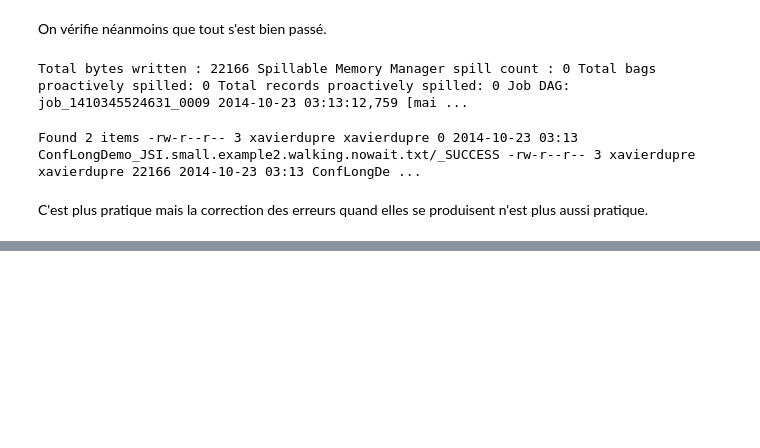
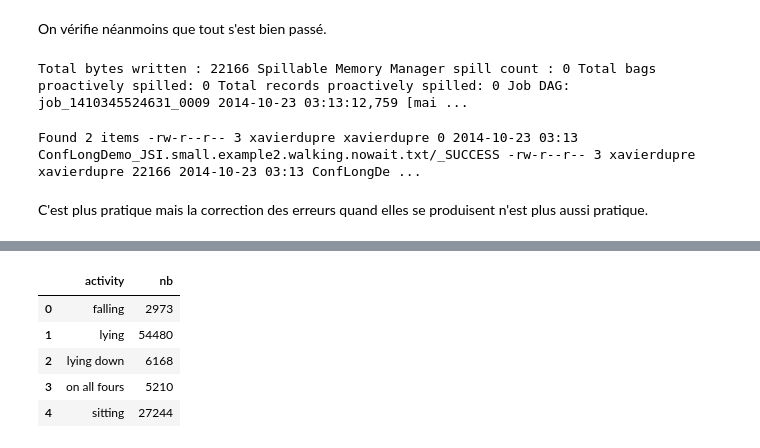
Before and after one commit to sdpython/ensae_teaching_cs, a Jupyter notebook: _doc/notebooks/td3a/td3a_cenonce_session6.ipynb, the cells around one changed output, grey strips where cells are left out. Saved outputs shown, nothing was run; the diff lists cells and outputs as text; code cells hidden in the pictures; blank space fills up the shorter version.

```diff
--- a/_doc/notebooks/td3a/td3a_cenonce_session6.ipynb
+++ b/_doc/notebooks/td3a/td3a_cenonce_session6.ipynb
@@ -338,0 +350,13 @@ C'est plus pratique mais la correction des erreurs quand elles se produisent n'e
+# %%
+import pandas, sqlite3
+con = sqlite3.connect("ConfLongDemo_JSI.db3")
+df = pandas.read_sql("""SELECT activity, count(*) as nb FROM person GROUP BY activity""", con)
+con.close()
+df.head()
+# %% [output]
+|  | activity | nb |
+| 0 | falling | 2973 |
+| 1 | lying | 54480 |
+| 2 | lying down | 6168 |
+| 3 | on all fours | 5210 |
+| 4 | sitting | 27244 |
```
Also changed, not shown: parts of 8 cells of this notebook, 4 other files.
